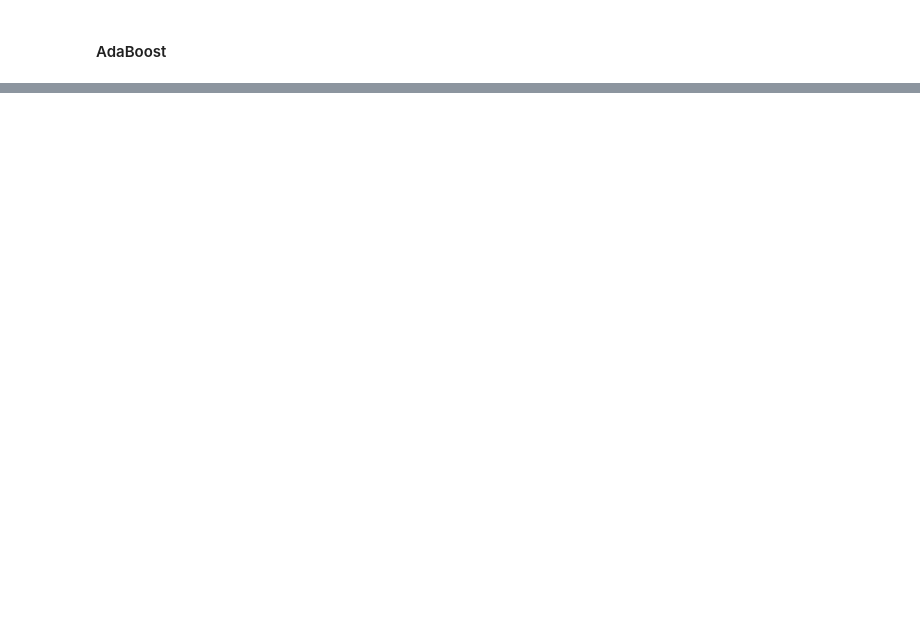
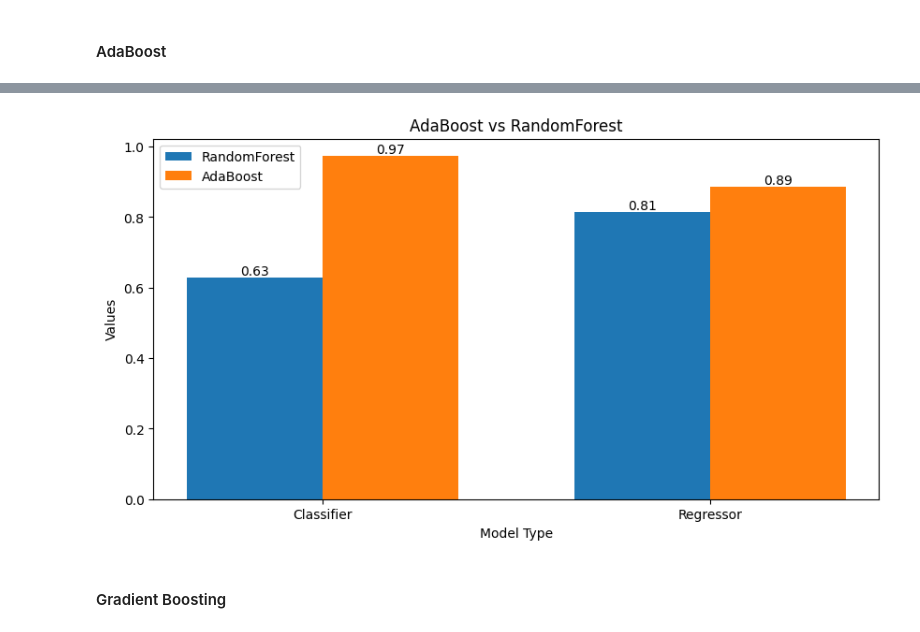
Before and after one commit to bhavberi/SMAI-Monsoon-23-24, a Jupyter notebook: 1.ipynb, the cells around one changed output, grey strips where cells are left out. Saved outputs shown, nothing was run; the diff lists cells and outputs as text; code cells hidden in the pictures; blank space fills up the shorter version.

```diff
--- a/1.ipynb
+++ b/1.ipynb
@@ -1514,18 +1583,20 @@ for n_estimators in [2,5,10,20,30]:
     model.fit(wine_X_train, wine_y_train, wine_X_val, wine_y_val)
     accuracy = model.evaluate(wine_X_test, wine_y_test)
 
-    if accuracy > best_accuracy_classifier:
-        best_accuracy_classifier = accuracy
+    if accuracy > best_accuracy_rf_classifier:
+        best_accuracy_rf_classifier = accuracy
         best_params_rf_classifier = {'n_estimators': n_estimators, 'best_params': best_params_dt_classifier}
 
     model = RandomForest(best_params_dt_regressor, n_estimators=n_estimators, classification=False)
     model.fit(housing_X_train, housing_y_train, housing_X_val, housing_y_val)
     accuracy = model.evaluate(housing_X_test, housing_y_test)
 
-    if accuracy > best_accuracy_regressor:
-        best_accuracy_regressor = accuracy
+    if accuracy > best_accuracy_rf_regressor:
+        best_accuracy_rf_regressor = accuracy
         best_params_rf_regressor = {'n_estimators': n_estimators, 'best_params': best_params_dt_regressor}
 
 print(f"Best n_estimators for RandomForestClassifier: {best_params_rf_classifier}")
+print(f"Accuracy for RandomForestClassifier: {best_accuracy_rf_classifier}")
 print(f"Best n_estimators for RandomForestRegressor: {best_params_rf_regressor}")
+print(f"Accuracy for RandomForestRegressor: {best_accuracy_rf_regressor}")
 # %% [output]
@@ -1540,7 +1613,3 @@ wine_y_val1 = np.array([0 if y < 5 else 1 for y in wine_y_val])
 
 best_params_dt_classifier1 = best_params_dt_classifier.copy()
 best_params_dt_classifier1['max_depth'] -= 1
-# %%
-adaboost_classifier = AdaBoostClassifier(10, best_params_dt_classifier1)
-adaboost_classifier.fit(wine_X_train, wine_y_train1)
-adaboost_classifier.evaluate(wine_X_test, wine_y_test1)
@@ -1548,0 +1616,6 @@ adaboost_classifier.evaluate(wine_X_test, wine_y_test1)
+# %%
+no_estimators = [2,5,10,15,20,25,30]
+accuracy_adaboost_classifier = []
+time_adaboost_classifier = []
+accuracy_adaboost_regressor = []
+time_adaboost_regressor = []
@@ -1548,0 +1691,43 @@ adaboost_classifier.evaluate(wine_X_test, wine_y_test1)
+# %%
+# Plot side-by-side accuracy for Random Forest and AdaBoost for Classification and Regression
+
+bins = ['Classifier', 'Regressor']
+best_accuracies_rf = [
+    best_accuracy_rf_classifier,
+    best_accuracy_rf_regressor
+]
+best_accuracies_adaboost = [
+    best_accuracy_adaboost_classifier,
+    best_accuracy_adaboost_regressor
+]
+
+# Using Chat-GPT
+fig, ax = plt.subplots(figsize=(10, 5))
+width = 0.35
+ind = np.arange(len(bins))  # the x locations for the groups
+
+rects1 = ax.bar(ind - width/2, best_accuracies_rf, width, label='RandomForest')
+rects2 = ax.bar(ind + width/2, best_accuracies_adaboost, width, label='AdaBoost')
+
+for i, rect in enumerate(rects1):
+    height = rect.get_height()
+    ax.text(rect.get_x() + rect.get_width()/2., height, '%.2f' % best_accuracies_rf[i],
+            ha='center', va='bottom')
+
+for i, rect in enumerate(rects2):
+    height = rect.get_height()
+    ax.text(rect.get_x() + rect.get_width()/2., height, '%.2f' % best_accuracies_adaboost[i],
+            ha='center', va='bottom')
+
+ax.set_xlabel('Model Type')
+ax.set_ylabel('Values')
+ax.set_title('AdaBoost vs RandomForest')
+ax.set_xticks(ind)
+ax.set_xticklabels(bins)
+ax.legend()
+
+plt.show()
+# %% [output]
+[figure, added]
+# %% [markdown]
+#### Gradient Boosting
```
Also changed, not shown: parts of 10 cells of this notebook.
